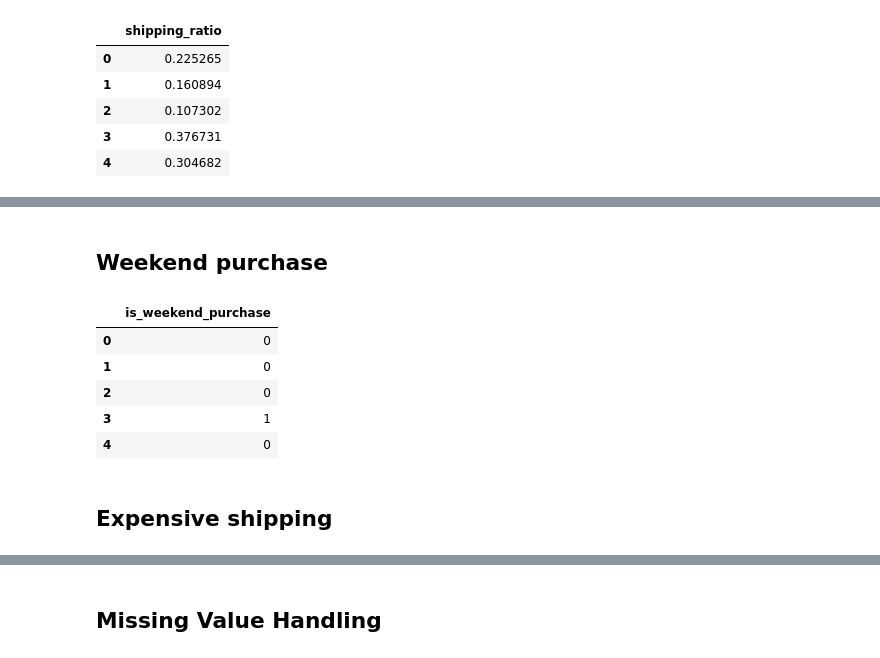
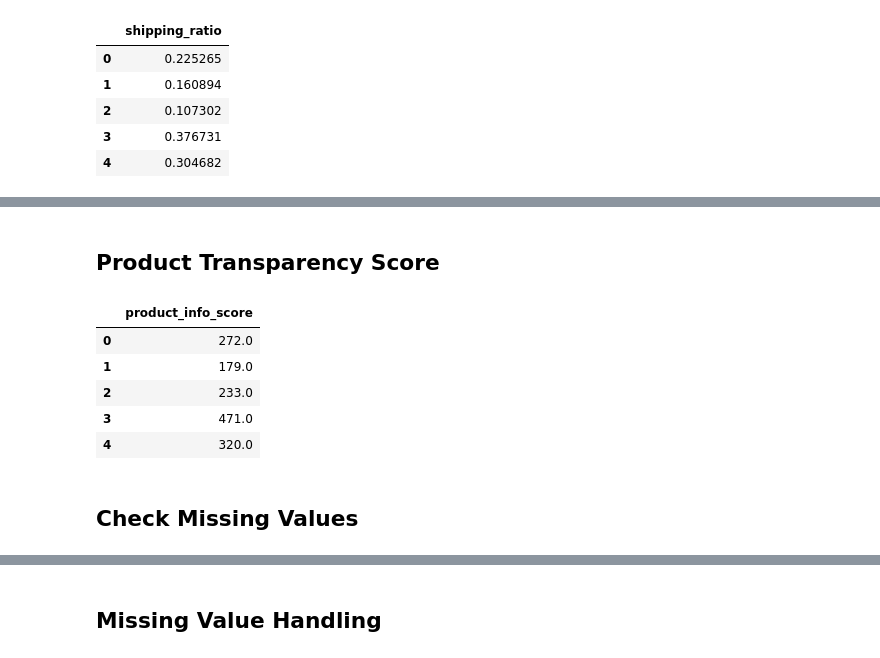
Before and after one commit to ngminhnguyen/MiniProjectDataming, a Jupyter notebook: notebooks/02_feature_engineering.ipynb, the cells around one changed output, grey strips where cells are left out. Saved outputs shown, nothing was run; the diff lists cells and outputs as text; code cells hidden in the pictures.

```diff
--- a/notebooks/02_feature_engineering.ipynb
+++ b/notebooks/02_feature_engineering.ipynb
@@ -127,8 +130,9 @@ df[['shipping_ratio']].head()
 # %%
-df['delivery_delay_days'] = (
-    df['order_delivered_customer_date']
-    - df['order_estimated_delivery_date']
-).dt.days
+df['is_late_delivery'] = np.where(
+    df['delay_days'] > 0,
+    1,
+    0
+)
 
-df[['delivery_delay_days']].head()
+df[['is_late_delivery']].head()
 # %% [output]
@@ -143,9 +147,9 @@ df[['delivery_delay_days']].head()
 # %%
-df['is_late_delivery'] = np.where(
-    df['delivery_delay_days'] > 0,
+df['is_installment'] = np.where(
+    df['payment_installments'] > 1,
     1,
     0
 )
 
-df[['is_late_delivery']].head()
+df[['is_installment']].head()
 # %% [output]
@@ -160,8 +164,9 @@ df[['is_late_delivery']].head()
 # %%
-df['shipping_ratio'] = (
-    df['total_freight_value']
-    / df['total_order_value']
+df['is_heavy_product'] = np.where(
+    df['avg_product_weight_g'] > 1000,
+    1,
+    0
 )
 
-df[['shipping_ratio']].head()
+df[['is_heavy_product']].head()
 # %% [output]
@@ -210,9 +215,9 @@ df[['is_installment']].head()
 # %%
-df['is_heavy_product'] = np.where(
-    df['avg_product_weight_g'] > 1000,
-    1,
-    0
+df['product_volume_cm3'] = (
+    df['avg_product_length_cm']
+    * df['avg_product_width_cm']
+    * df['avg_product_height_cm']
 )
 
-df[['is_heavy_product']].head()
+df[['product_volume_cm3']].head()
 # %% [output]
@@ -225,20 +230,19 @@ df[['is_heavy_product']].head()
 # %% [markdown]
-## Weekend purchase
+## Product Transparency Score
 # %%
-df['is_weekend_purchase'] = np.where(
-    df['purchase_dayofweek'] >= 5,
-    1,
-    0
+df['product_info_score'] = (
+    df['avg_product_photos_qty']
+    + df['avg_product_description_len']
 )
 
-df[['is_weekend_purchase']].head()
+df[['product_info_score']].head()
 # %% [output]
-|  | is_weekend_purchase |
-| 0 | 0 |
-| 1 | 0 |
-| 2 | 0 |
-| 3 | 1 |
-| 4 | 0 |
+|  | product_info_score |
+| 0 | 272.0 |
+| 1 | 179.0 |
+| 2 | 233.0 |
+| 3 | 471.0 |
+| 4 | 320.0 |
 # %% [markdown]
-## Expensive shipping
+## Check Missing Values
 # %%
```
Also changed, not shown: parts of 35 cells of this notebook, 5 other files.
